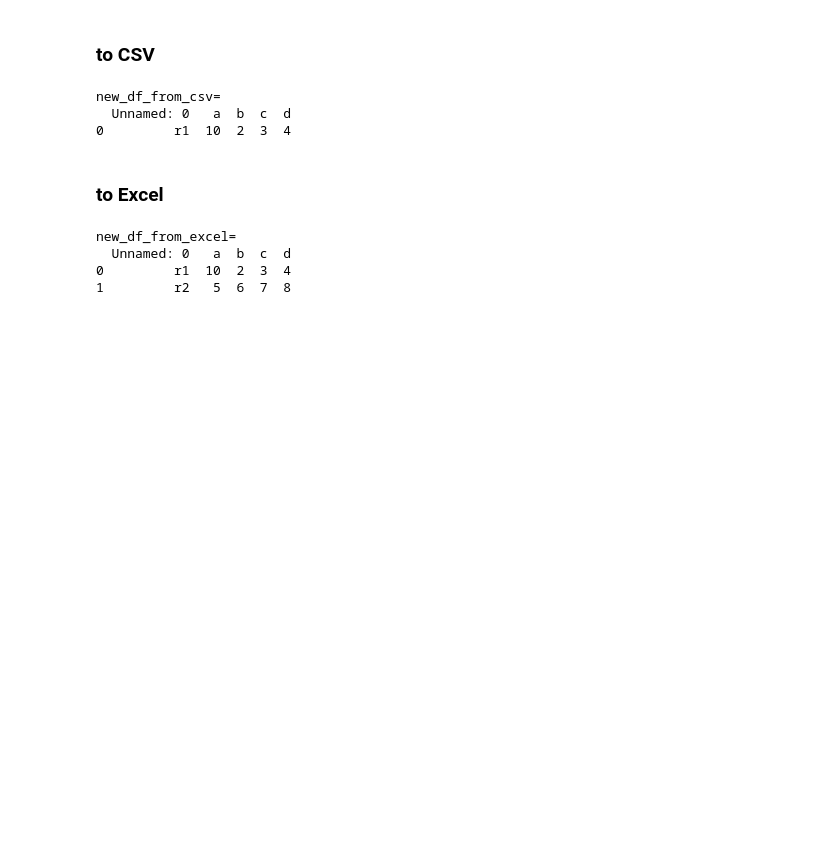
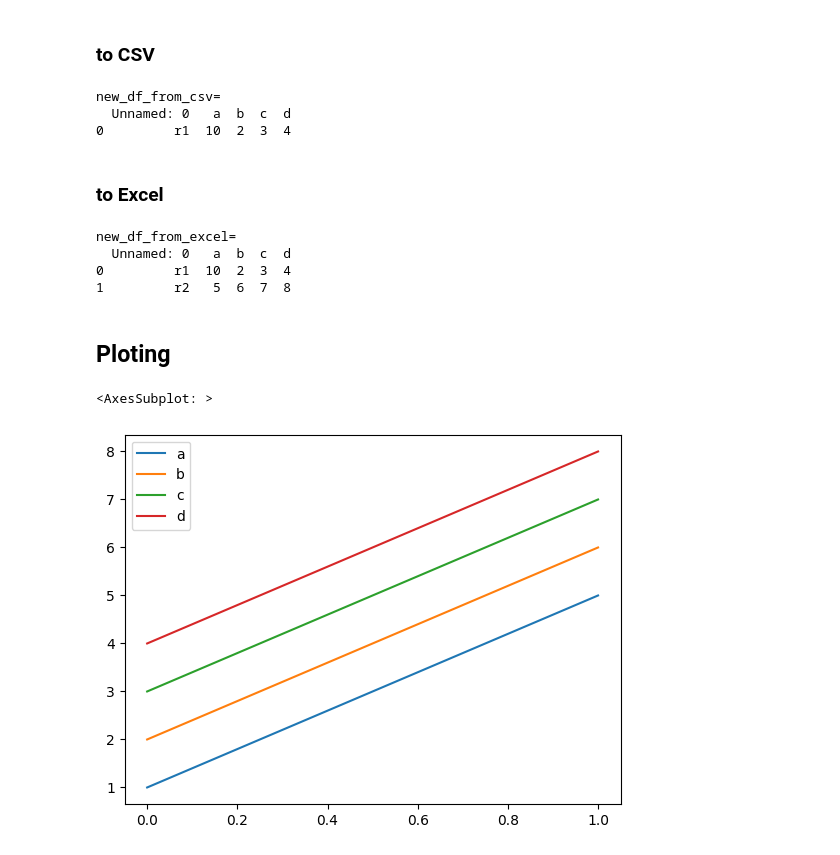
Before and after one commit to shaker113/pandas_summary, a Jupyter notebook: pandas.ipynb, the cells around one changed output. Saved outputs shown, nothing was run; the diff lists cells and outputs as text; code cells hidden in the pictures; blank space fills up the shorter version.

Commit message:
adding ploting

```diff
--- a/pandas.ipynb
+++ b/pandas.ipynb
@@ -302,3 +302,10 @@ new_df_from_excel=
   Unnamed: 0   a  b  c  d
 0         r1  10  2  3  4
 1         r2   5  6  7  8
+# %% [markdown]
+## Ploting
+# %%
+df4.plot()
+# %% [output]
+<AxesSubplot: >
+[figure, added]
```
Also changed, not shown: parts of 6 cells of this notebook, 3 other files.
